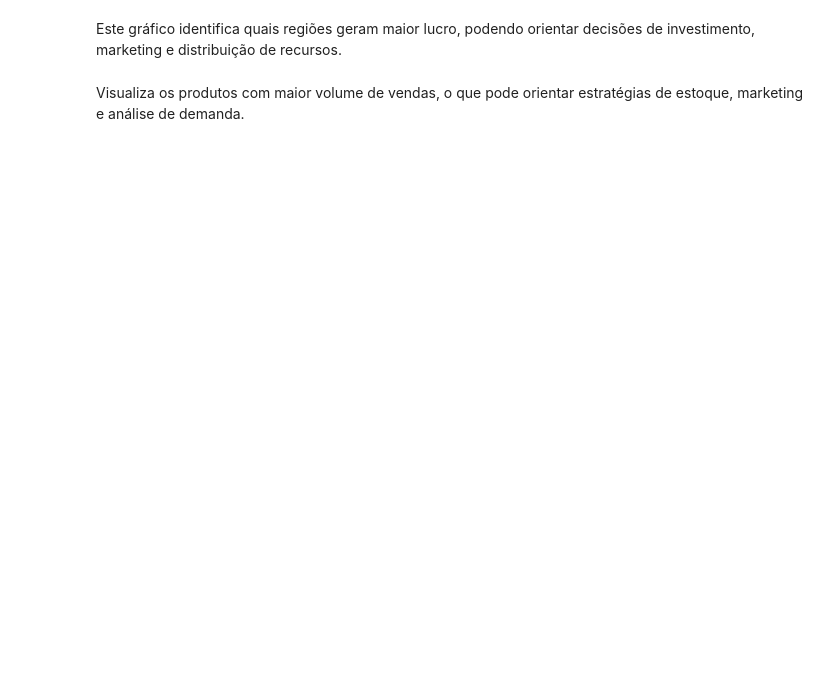
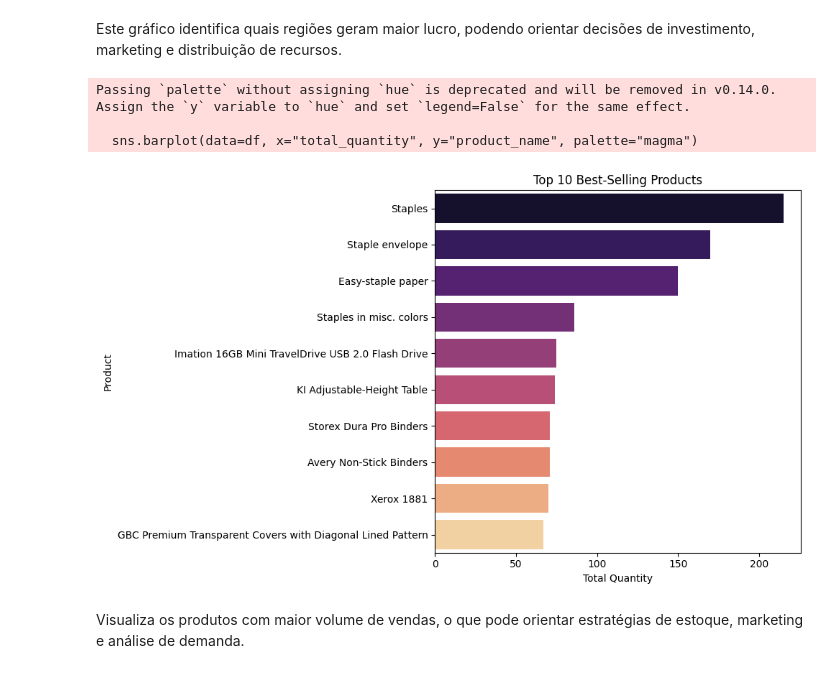
Before and after one commit to 0xAbelheira/Super-Store-DataWarehouse, a Jupyter notebook: Data_Analysis.ipynb, the cells around one changed output. Saved outputs shown, nothing was run; the diff lists cells and outputs as text; code cells hidden in the pictures; blank space fills up the shorter version.

```diff
--- a/Data_Analysis.ipynb
+++ b/Data_Analysis.ipynb
@@ -69,27 +83,32 @@ plt.show()
 # %% [markdown]
 Este gráfico identifica quais regiões geram maior lucro, podendo orientar decisões de investimento, marketing e distribuição de recursos.
 # %%
-# Célula: Top 10 Produtos Mais Vendidos
+# Cell: Top 10 Best-Selling Products
 query = """
 SELECT
     p.product_name,
-    SUM(i.quantity) AS quantidade_total
+    SUM(i.quantity) AS total_quantity
 FROM Item i
 JOIN Product p ON i.product_id = p.product_id
 GROUP BY p.product_name
-ORDER BY quantidade_total DESC
+ORDER BY total_quantity DESC
 LIMIT 10;
 """
 
 df = pd.read_sql(query, conn)
 
 plt.figure(figsize=(10,6))
-sns.barplot(data=df, x="quantidade_total", y="product_name", palette="magma")
-plt.title("Top 10 Produtos Mais Vendidos")
-plt.xlabel("Quantidade Total")
-plt.ylabel("Produto")
+sns.barplot(data=df, x="total_quantity", y="product_name", palette="magma")
+plt.title("Top 10 Best-Selling Products")
+plt.xlabel("Total Quantity")
+plt.ylabel("Product")
 plt.tight_layout()
 plt.show()
+# %% [output]
+Passing `palette` without assigning `hue` is deprecated and will be removed in v0.14.0. Assign the `y` variable to `hue` and set `legend=False` for the same effect.
+
+  sns.barplot(data=df, x="total_quantity", y="product_name", palette="magma")
+[figure, added]
 # %% [markdown]
 Visualiza os produtos com maior volume de vendas, o que pode orientar estratégias de estoque, marketing e análise de demanda.
 # %%
```
Also changed, not shown: parts of 11 cells of this notebook.
